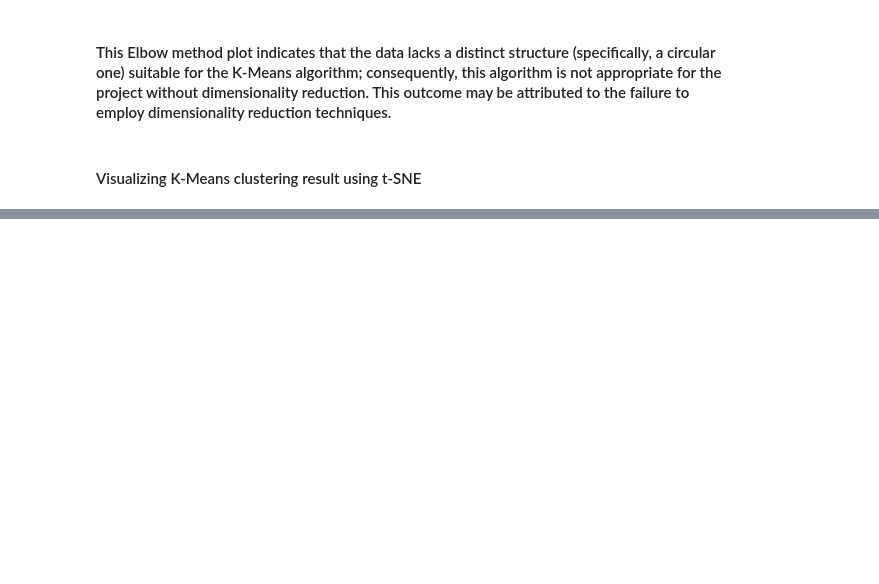
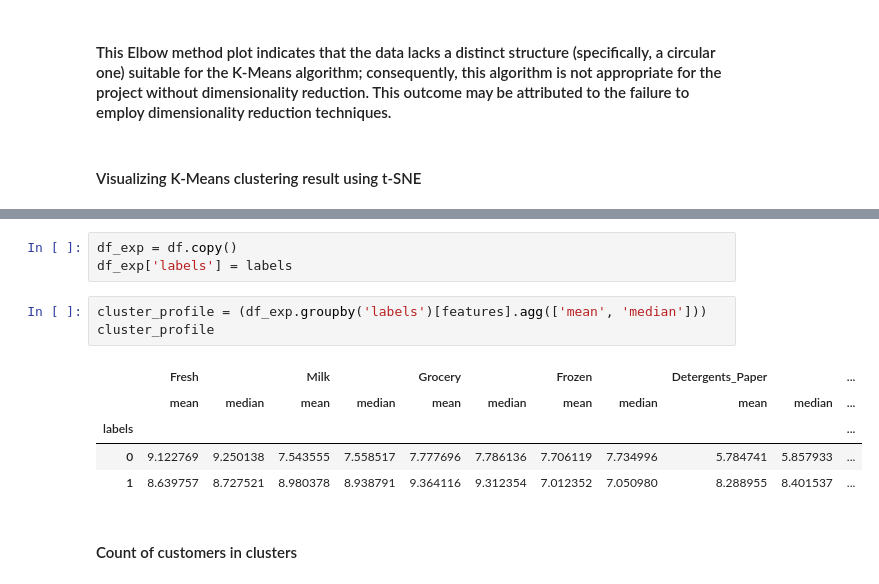
Before and after one commit to MohammadNasrollahiCE/Customer-Segmentation-Using-Clustering, a Jupyter notebook: notebooks/03_kmeans.ipynb, the cells around one changed output, grey strips where cells are left out. Cells and saved outputs as stored; diff of their text form; blank space fills up the shorter version.

```diff
--- a/notebooks/03_kmeans.ipynb
+++ b/notebooks/03_kmeans.ipynb
@@ -103,0 +106,14 @@ Text(0.5, 1.0, 'K-Means Clustering')
+# %%
+df_exp = df.copy()
+df_exp['labels'] = labels
+# %%
+cluster_profile = (df_exp.groupby('labels')[features].agg(['mean', 'median']))
+cluster_profile
+# %% [output]
+|  | Fresh |  | Milk |  | Grocery |  | Frozen |  | Detergents_Paper |  | ... |
+|  | mean | median | mean | median | mean | median | mean | median | mean | median | ... |
+| labels |  |  |  |  |  |  |  |  |  |  | ... |
+| 0 | 9.122769 | 9.250138 | 7.543555 | 7.558517 | 7.777696 | 7.786136 | 7.706119 | 7.734996 | 5.784741 | 5.857933 | ... |
+| 1 | 8.639757 | 8.727521 | 8.980378 | 8.938791 | 9.364116 | 9.312354 | 7.012352 | 7.050980 | 8.288955 | 8.401537 | ... |
+# %% [markdown]
+#### Count of customers in clusters
```
Also changed, not shown: parts of 16 cells of this notebook.
